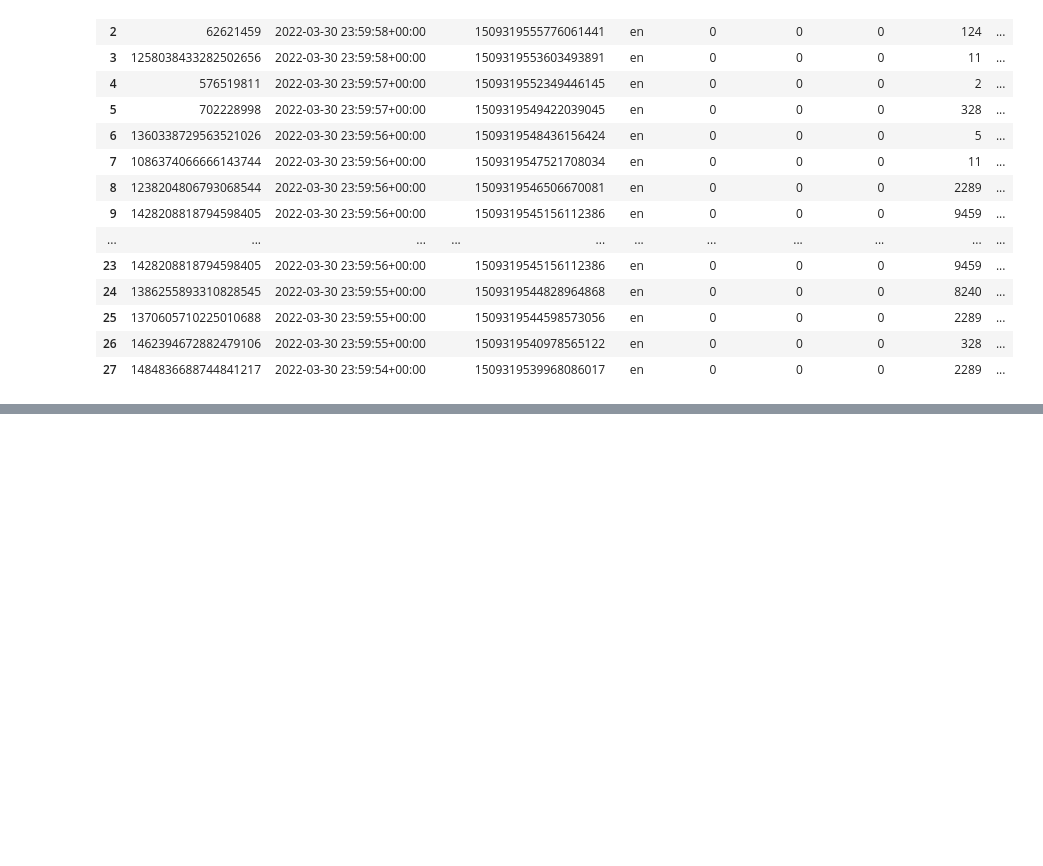
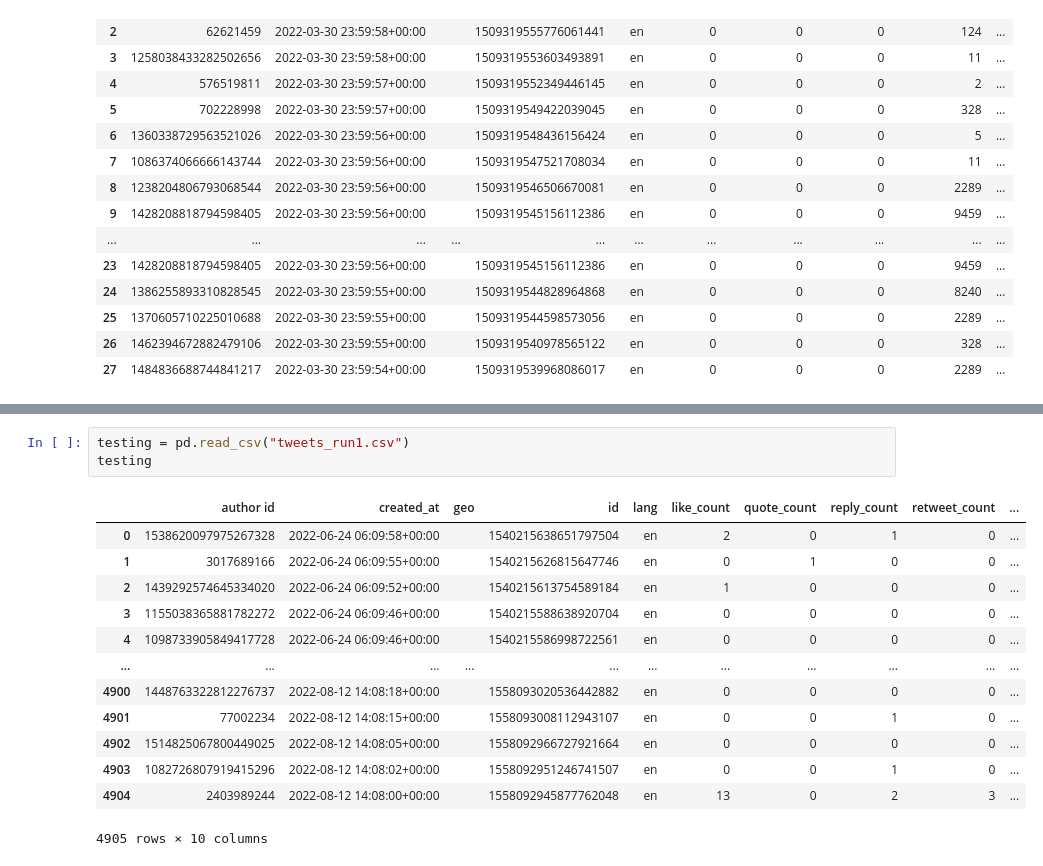
Before and after one commit to giadapi/crypto, a Jupyter notebook: notebooks/sh_230306_twitter_api_sandbox-Copy1.ipynb, the cells around one changed output, grey strips where cells are left out. Cells and saved outputs as stored; diff of their text form; blank space fills up the shorter version.

```diff
--- a/notebooks/sh_230306_twitter_api_sandbox-Copy1.ipynb
+++ b/notebooks/sh_230306_twitter_api_sandbox-Copy1.ipynb
@@ -237,0 +450,17 @@ test
+# %%
+testing = pd.read_csv("tweets_run1.csv")
+testing
+# %% [output]
+|  | author id | created_at | geo | id | lang | like_count | quote_count | reply_count | retweet_count | ... |
+| 0 | 1538620097975267328 | 2022-06-24 06:09:58+00:00 |  | 1540215638651797504 | en | 2 | 0 | 1 | 0 | ... |
+| 1 | 3017689166 | 2022-06-24 06:09:55+00:00 |  | 1540215626815647746 | en | 0 | 1 | 0 | 0 | ... |
+| 2 | 1439292574645334020 | 2022-06-24 06:09:52+00:00 |  | 1540215613754589184 | en | 1 | 0 | 0 | 0 | ... |
+| 3 | 1155038365881782272 | 2022-06-24 06:09:46+00:00 |  | 1540215588638920704 | en | 0 | 0 | 0 | 0 | ... |
+| 4 | 1098733905849417728 | 2022-06-24 06:09:46+00:00 |  | 1540215586998722561 | en | 0 | 0 | 0 | 0 | ... |
+| ... | ... | ... | ... | ... | ... | ... | ... | ... | ... | ... |
+| 4900 | 1448763322812276737 | 2022-08-12 14:08:18+00:00 |  | 1558093020536442882 | en | 0 | 0 | 0 | 0 | ... |
+| 4901 | 77002234 | 2022-08-12 14:08:15+00:00 |  | 1558093008112943107 | en | 0 | 0 | 1 | 0 | ... |
+| 4902 | 1514825067800449025 | 2022-08-12 14:08:05+00:00 |  | 1558092966727921664 | en | 0 | 0 | 0 | 0 | ... |
+| 4903 | 1082726807919415296 | 2022-08-12 14:08:02+00:00 |  | 1558092951246741507 | en | 0 | 0 | 1 | 0 | ... |
+| 4904 | 2403989244 | 2022-08-12 14:08:00+00:00 |  | 1558092945877762048 | en | 13 | 0 | 2 | 3 | ... |
+4905 rows × 10 columns
```
Also changed, not shown: parts of 20 cells of this notebook.
